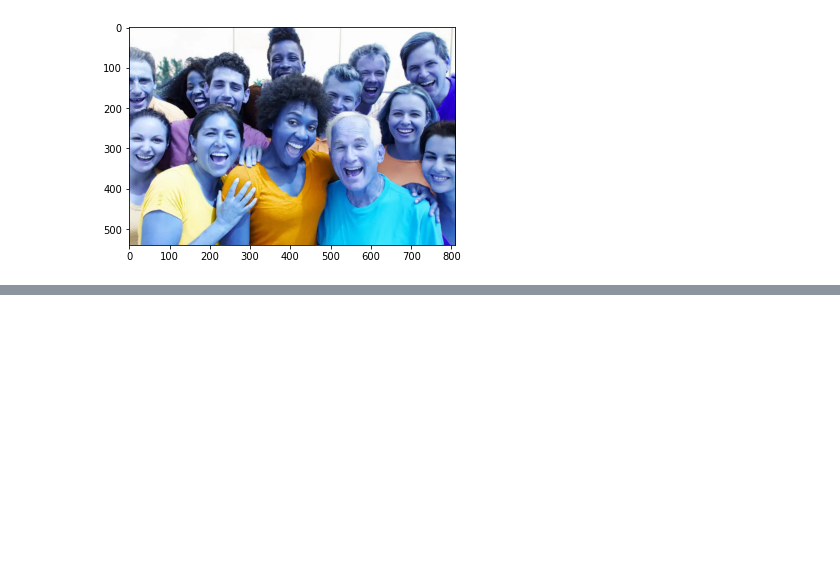
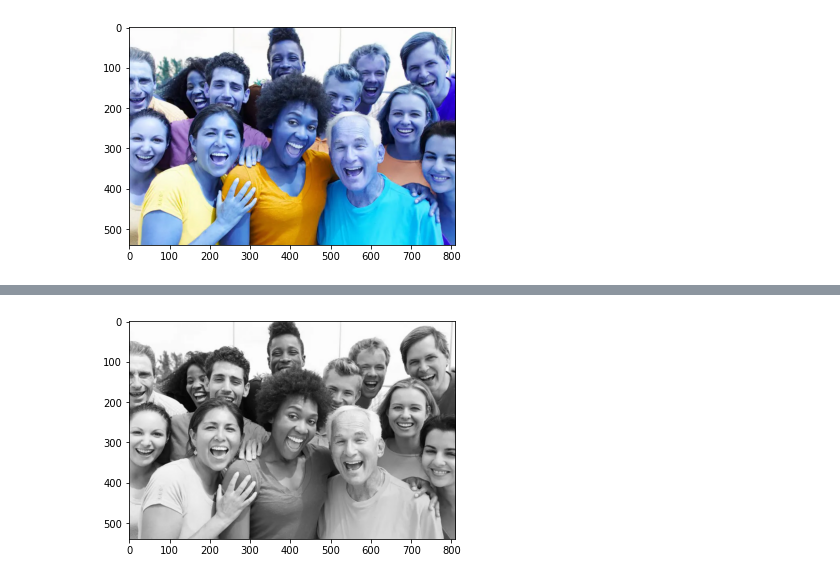
Before and after one commit to ricardopesce/mask-detect, a Jupyter notebook: Mask-detect.ipynb, the cells around one changed output, grey strips where cells are left out. Cells and saved outputs as stored; diff of their text form; code cells hidden in the pictures; blank space fills up the shorter version.

Commit message:
converting image to gray scale

```diff
--- a/Mask-detect.ipynb
+++ b/Mask-detect.ipynb
@@ -56,0 +61,6 @@ plt.imshow(imagem)
+# %%
+imagem_cinza = cv.cvtColor(imagem, cv.COLOR_BGR2GRAY)
+# %%
+mostrar_imagem(imagem_cinza)
+# %% [output]
+[figure, added]
```
Also changed, not shown: parts of 1 cell of this notebook.
